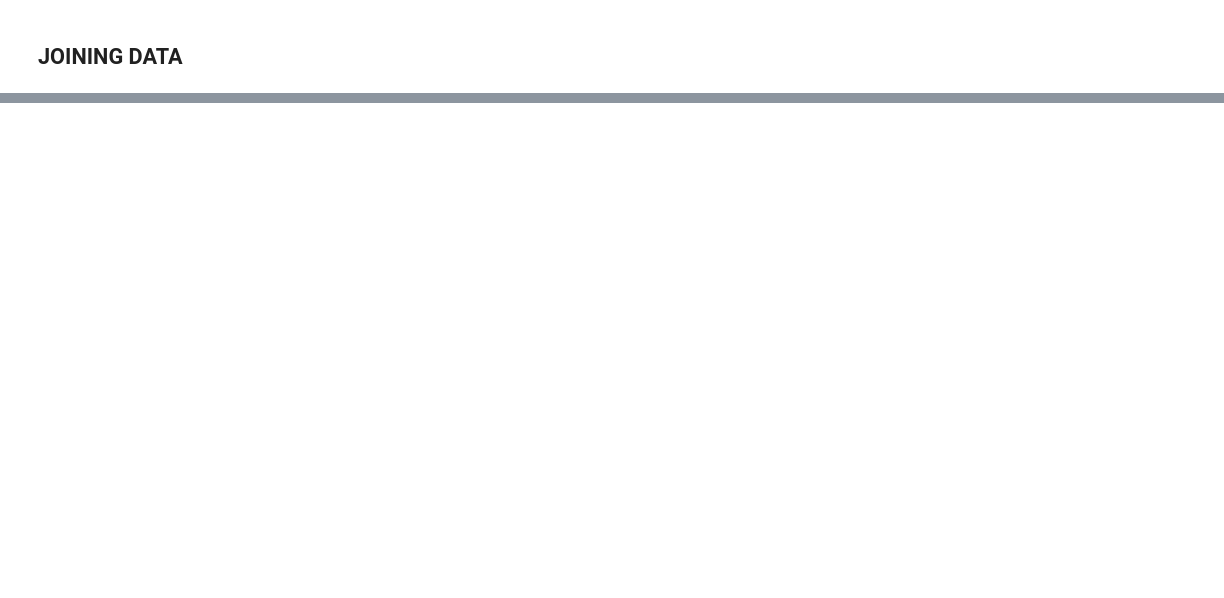
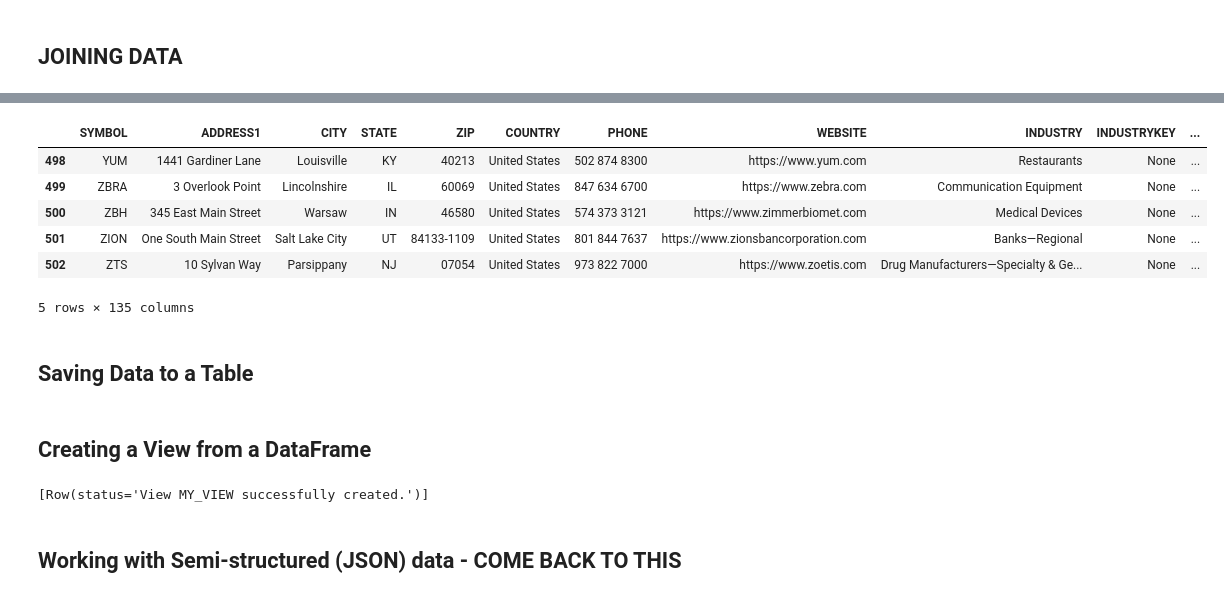
Before and after one commit to powellanalytics/portfolio-analysis-app, a Jupyter notebook: .ipynb_files/A3_snowpark_python_data_transforms.ipynb, the cells around one changed output, grey strips where cells are left out. Drawn from its saved outputs; the diff is of its cells as text; code cells hidden in the pictures; blank space fills up the shorter version.

Commit message:
finished learning A3 -- time to start building analytics views

```diff
--- a/.ipynb_files/A3_snowpark_python_data_transforms.ipynb
+++ b/.ipynb_files/A3_snowpark_python_data_transforms.ipynb
@@ -71,0 +254,14 @@ sp500_joined_dfs.show()
+# %%
+## to_pandas() method returns a Pandas DataFrame
+sp500_info_pd = sp500_info_df.to_pandas()
+sp500_info_pd.tail()
+# %% [output]
+|  | SYMBOL | ADDRESS1 | CITY | STATE | ZIP | COUNTRY | PHONE | WEBSITE | INDUSTRY | INDUSTRYKEY | ... |
+| 498 | YUM | 1441 Gardiner Lane | Louisville | KY | 40213 | United States | 502 874 8300 | https://www.yum.com | Restaurants | None | ... |
+| 499 | ZBRA | 3 Overlook Point | Lincolnshire | IL | 60069 | United States | 847 634 6700 | https://www.zebra.com | Communication Equipment | None | ... |
+| 500 | ZBH | 345 East Main Street | Warsaw | IN | 46580 | United States | 574 373 3121 | https://www.zimmerbiomet.com | Medical Devices | None | ... |
+| 501 | ZION | One South Main Street | Salt Lake City | UT | 84133-1109 | United States | 801 844 7637 | https://www.zionsbancorporation.com | Banks—Regional | None | ... |
+| 502 | ZTS | 10 Sylvan Way | Parsippany | NJ | 07054 | United States | 973 822 7000 | https://www.zoetis.com | Drug Manufacturers—Specialty & Ge... | None | ... |
+5 rows × 135 columns
+# %% [markdown]
+## Saving Data to a Table
@@ -71,0 +271,12 @@ sp500_joined_dfs.show()
+# %% [markdown]
+## Creating a View from a DataFrame
+# %%
+## database and schema are only required if you are not working in the context of a database and schema
+database = "investment_db"
+schema = "investment_schema"
+view_name = "my_view"
+sp500_info_df.create_or_replace_view(f"{database}.{schema}.{view_name}")
+# %% [output]
+[Row(status='View MY_VIEW successfully created.')]
+# %% [markdown]
+## Working with Semi-structured (JSON) data - COME BACK TO THIS
```
Also changed, not shown: parts of 20 cells of this notebook, 3 other files.
